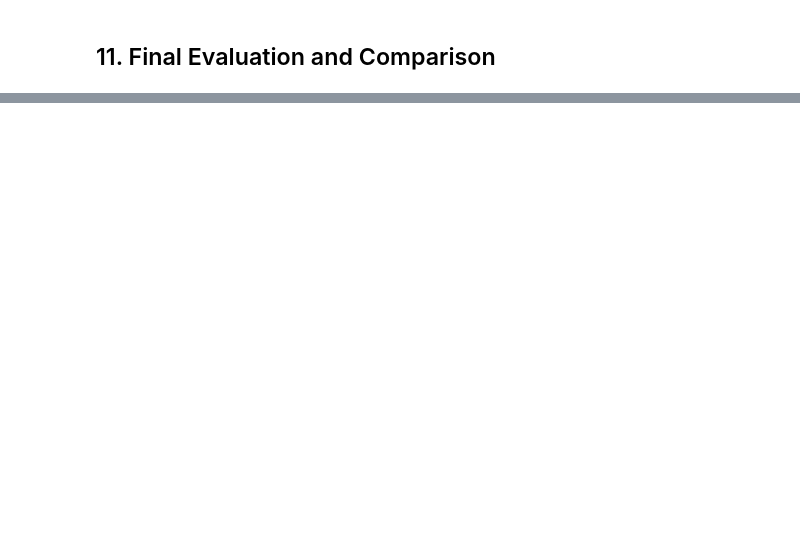
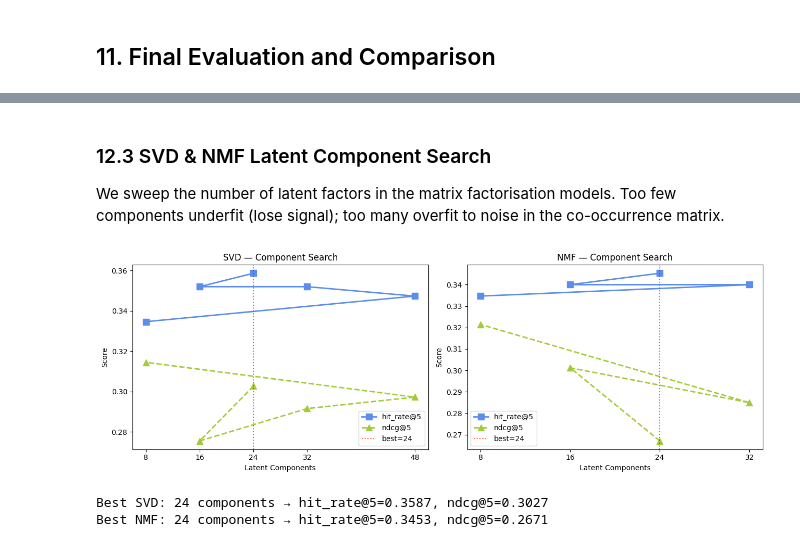
Before and after one commit to sakhnoukh/fightdex, a Jupyter notebook: pokecoach.ipynb, the cells around one changed output, grey strips where cells are left out. Saved outputs shown, nothing was run; the diff lists cells and outputs as text; code cells hidden in the pictures; blank space fills up the shorter version.

```diff
--- a/pokecoach.ipynb
+++ b/pokecoach.ipynb
@@ -405,0 +621,38 @@ plt.show()
+# %% [markdown]
+### 12.3 SVD & NMF Latent Component Search
+
+We sweep the number of latent factors in the matrix factorisation models. Too few components underfit (lose signal); too many overfit to noise in the co-occurrence matrix.
+# %%
+fig, axes = plt.subplots(1, 2, figsize=(13, 4.5))
+
+# SVD
+axes[0].plot(svd_df['n_components'], svd_df['hit_rate_5'], 's-', color='#5a8dee', markersize=8, linewidth=2, label='hit_rate@5')
+axes[0].plot(svd_df['n_components'], svd_df['ndcg_5'], '^--', color='#a3cb38', markersize=8, linewidth=2, label='ndcg@5')
+best_svd_n = int(best['svd']['n_components'])
+axes[0].axvline(x=best_svd_n, color='red', linestyle=':', alpha=0.7, label=f'best={best_svd_n}')
+axes[0].set_xlabel('Latent Components')
+axes[0].set_ylabel('Score')
+axes[0].set_title('SVD — Component Search')
+axes[0].legend()
+axes[0].set_xticks(svd_df['n_components'].tolist())
+
+# NMF
+axes[1].plot(nmf_df['n_components'], nmf_df['hit_rate_5'], 's-', color='#5a8dee', markersize=8, linewidth=2, label='hit_rate@5')
+axes[1].plot(nmf_df['n_components'], nmf_df['ndcg_5'], '^--', color='#a3cb38', markersize=8, linewidth=2, label='ndcg@5')
+best_nmf_n = int(best['nmf']['n_components'])
+axes[1].axvline(x=best_nmf_n, color='red', linestyle=':', alpha=0.7, label=f'best={best_nmf_n}')
+axes[1].set_xlabel('Latent Components')
+axes[1].set_ylabel('Score')
+axes[1].set_title('NMF — Component Search')
+axes[1].legend()
+axes[1].set_xticks(nmf_df['n_components'].tolist())
+
+plt.tight_layout()
+plt.show()
+
+print(f"Best SVD: {best_svd_n} components → hit_rate@5={best['svd']['hit_rate_5']:.4f}, ndcg@5={best['svd']['ndcg_5']:.4f}")
+print(f"Best NMF: {best_nmf_n} components → hit_rate@5={best['nmf']['hit_rate_5']:.4f}, ndcg@5={best['nmf']['ndcg_5']:.4f}")
+# %% [output]
+[figure, added]
+Best SVD: 24 components → hit_rate@5=0.3587, ndcg@5=0.3027
+Best NMF: 24 components → hit_rate@5=0.3453, ndcg@5=0.2671
```
Also changed, not shown: parts of 52 cells of this notebook, 1 other file.
